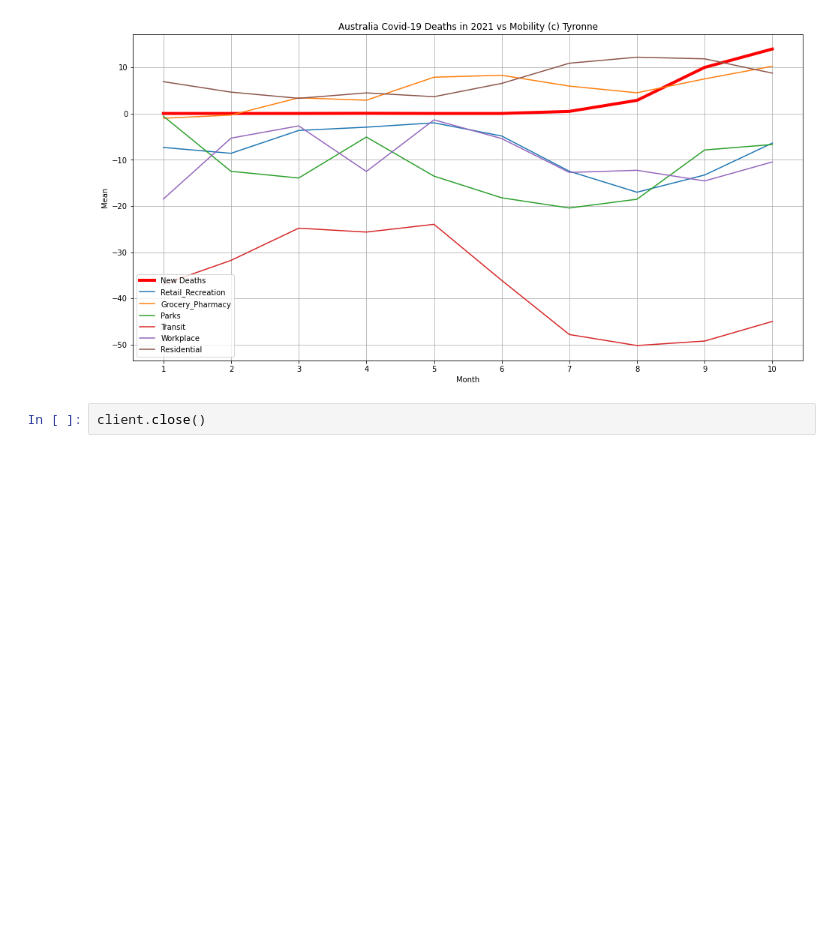
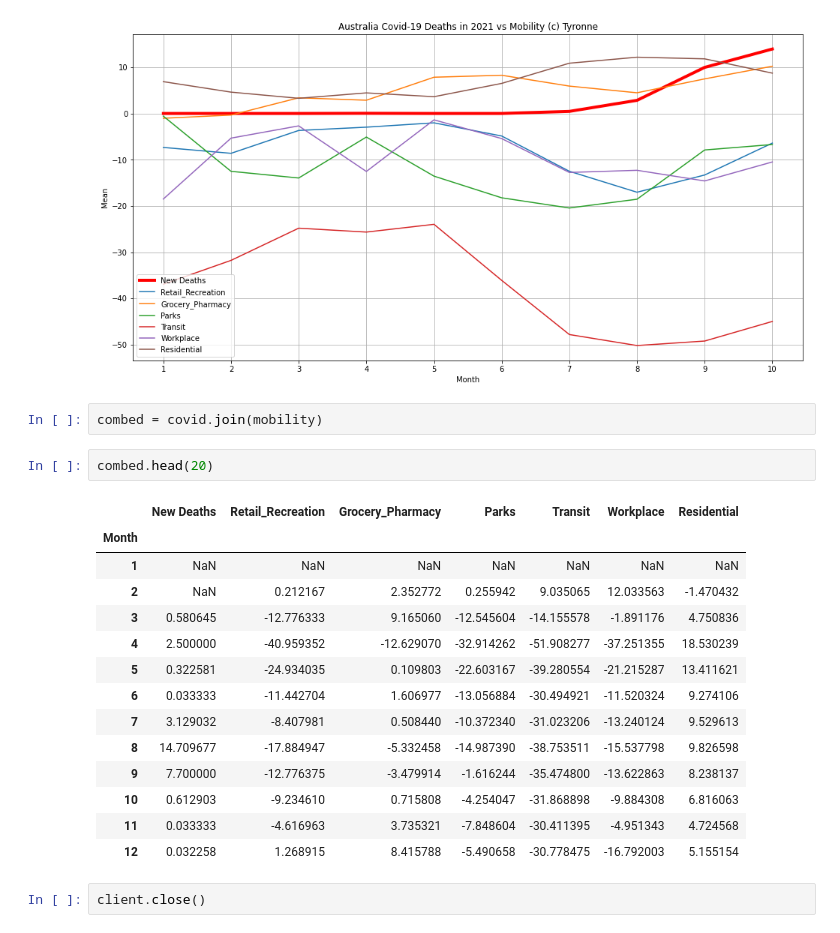
Before and after one commit to bershath/covid-analysis, a Jupyter notebook: covid_mobility.ipynb, the cells around one changed output. Cells and saved outputs as stored; diff of their text form; blank space fills up the shorter version.

```diff
--- a/covid_mobility.ipynb
+++ b/covid_mobility.ipynb
@@ -96,5 +96,24 @@ ax = covid.plot.line(figsize=(16,8), xticks= xtiks, linewidth=4, color=cols, tit
 ignore = mobility.plot.line(grid=True, ax=ax)
 # %% [output]
 [figure]
+# %%
+combed = covid.join(mobility)
+# %%
+combed.head(20)
+# %% [output]
+|  | New Deaths | Retail_Recreation | Grocery_Pharmacy | Parks | Transit | Workplace | Residential |
+| Month |  |  |  |  |  |  |  |
+| 1 | NaN | NaN | NaN | NaN | NaN | NaN | NaN |
+| 2 | NaN | 0.212167 | 2.352772 | 0.255942 | 9.035065 | 12.033563 | -1.470432 |
+| 3 | 0.580645 | -12.776333 | 9.165060 | -12.545604 | -14.155578 | -1.891176 | 4.750836 |
+| 4 | 2.500000 | -40.959352 | -12.629070 | -32.914262 | -51.908277 | -37.251355 | 18.530239 |
+| 5 | 0.322581 | -24.934035 | 0.109803 | -22.603167 | -39.280554 | -21.215287 | 13.411621 |
+| 6 | 0.033333 | -11.442704 | 1.606977 | -13.056884 | -30.494921 | -11.520324 | 9.274106 |
+| 7 | 3.129032 | -8.407981 | 0.508440 | -10.372340 | -31.023206 | -13.240124 | 9.529613 |
+| 8 | 14.709677 | -17.884947 | -5.332458 | -14.987390 | -38.753511 | -15.537798 | 9.826598 |
+| 9 | 7.700000 | -12.776375 | -3.479914 | -1.616244 | -35.474800 | -13.622863 | 8.238137 |
+| 10 | 0.612903 | -9.234610 | 0.715808 | -4.254047 | -31.868898 | -9.884308 | 6.816063 |
+| 11 | 0.033333 | -4.616963 | 3.735321 | -7.848604 | -30.411395 | -4.951343 | 4.724568 |
+| 12 | 0.032258 | 1.268915 | 8.415788 | -5.490658 | -30.778475 | -16.792003 | 5.155154 |
 # %%
 client.close()
```
